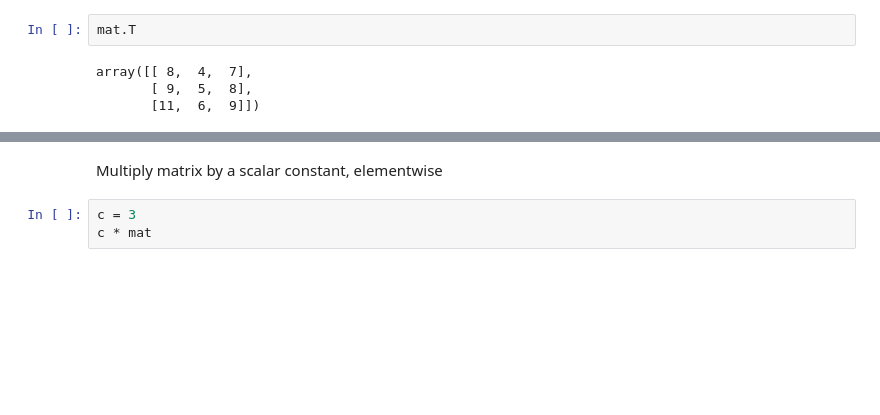
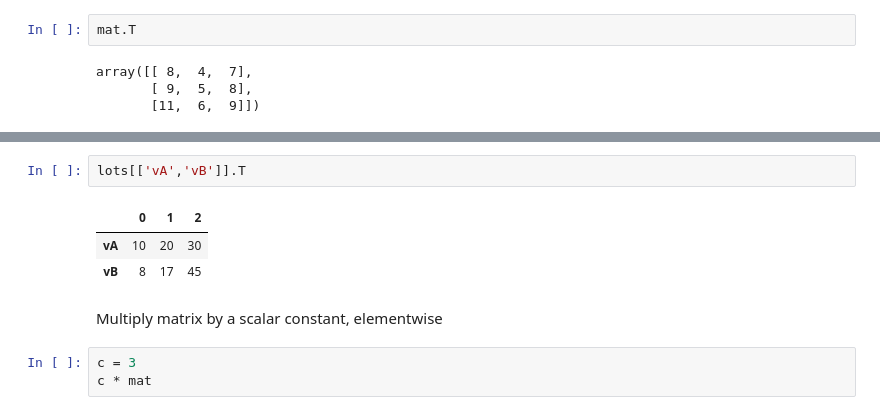
Before and after one commit to datakolektiv/dss03python2023, a Jupyter notebook: session04/dss03_py_session04.ipynb, the cells around one changed output, grey strips where cells are left out. Cells and saved outputs as stored; diff of their text form; blank space fills up the shorter version.

```diff
--- a/session04/dss03_py_session04.ipynb
+++ b/session04/dss03_py_session04.ipynb
@@ -599,3 +637,9 @@ array([[ 8,  4,  7],
+# %%
+lots[['vA','vB']].T
+# %% [output]
+|  | 0 | 1 | 2 |
+| vA | 10 | 20 | 30 |
+| vB | 8 | 17 | 45 |
 # %% [markdown]
 Multiply matrix by a scalar constant, elementwise
 # %%
```
Also changed, not shown: parts of 60 cells of this notebook, 6 other files.
